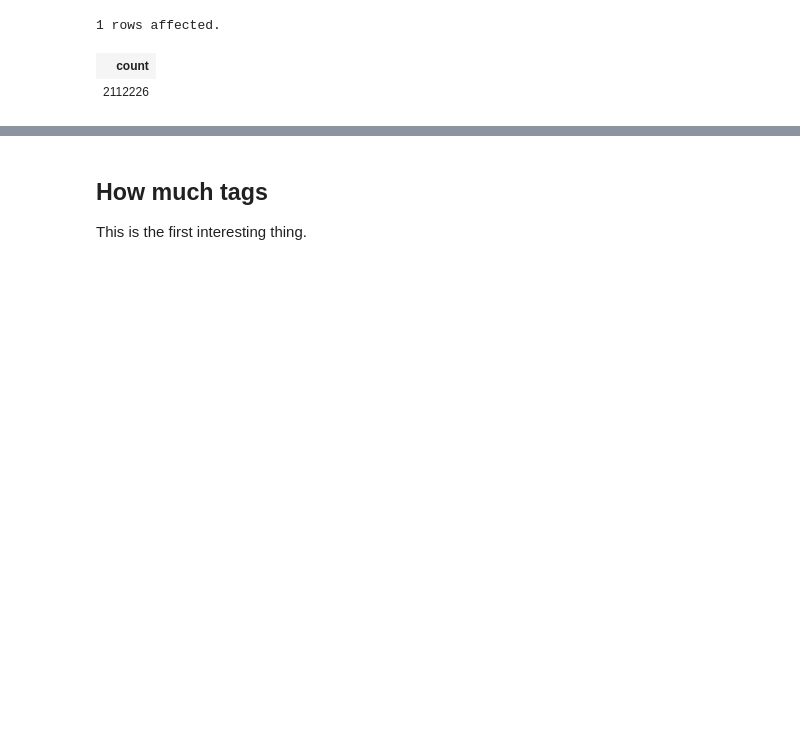
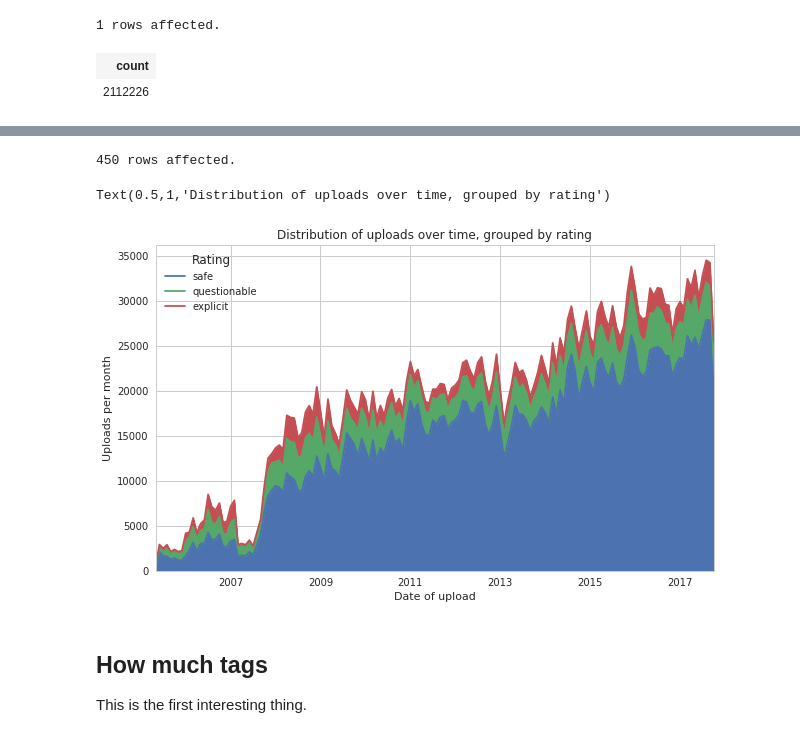
Before and after one commit to leyhline/WaifuNet, a Jupyter notebook: 00-initial-analysis.ipynb, the cells around one changed output, grey strips where cells are left out. Cells and saved outputs as stored; diff of their text form; code cells hidden in the pictures; blank space fills up the shorter version.

Commit message:
Add plot for rating distribution

```diff
--- a/00-initial-analysis.ipynb
+++ b/00-initial-analysis.ipynb
@@ -166,3 +173,19 @@ Done.
+# %%
+rating_distribution = %sql SELECT date_trunc('month', created_at) AS month, rating, COUNT(*) FROM posts GROUP BY month, rating ORDER BY month ASC, rating DESC
+rating_distribution = np.array(rating_distribution).reshape((150,3,3))
+rating_distribution = pd.DataFrame(rating_distribution[:,:,2], columns=rating_distribution[0,:,1], index=rating_distribution[:,0,0], dtype=np.int)
+# %% [output]
+450 rows affected.
+# %%
+rating_distribution.plot.area()
+plt.xlim(rating_distribution.index[0], rating_distribution.index[-1])
+plt.legend(["safe", "questionable", "explicit"], title="Rating")
+plt.xlabel("Date of upload")
+plt.ylabel("Uploads per month")
+plt.title("Distribution of uploads over time, grouped by rating")
+# %% [output]
+Text(0.5,1,'Distribution of uploads over time, grouped by rating')
+[figure, added]
 # %% [markdown]
 ## How much tags
 
```
Also changed, not shown: parts of 6 cells of this notebook.
